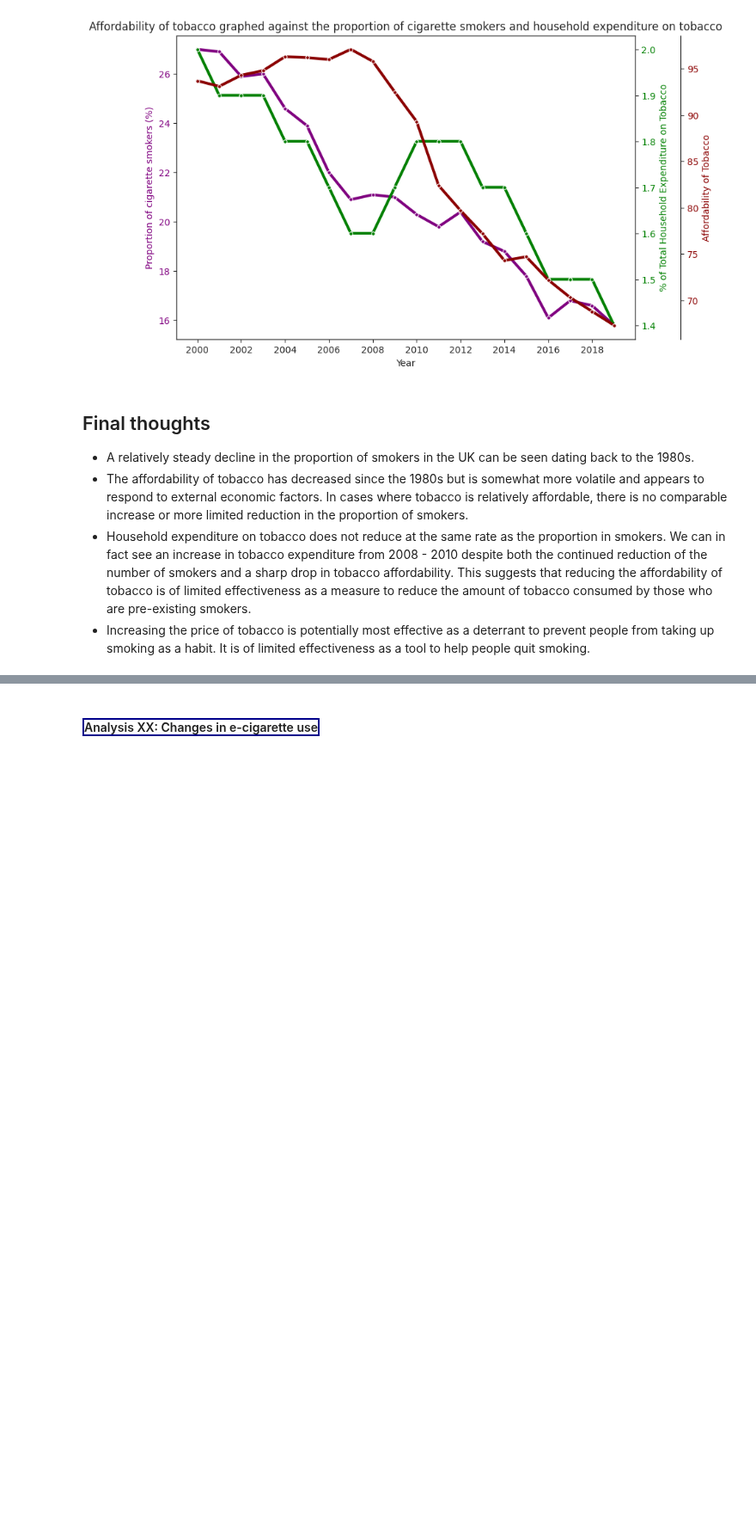
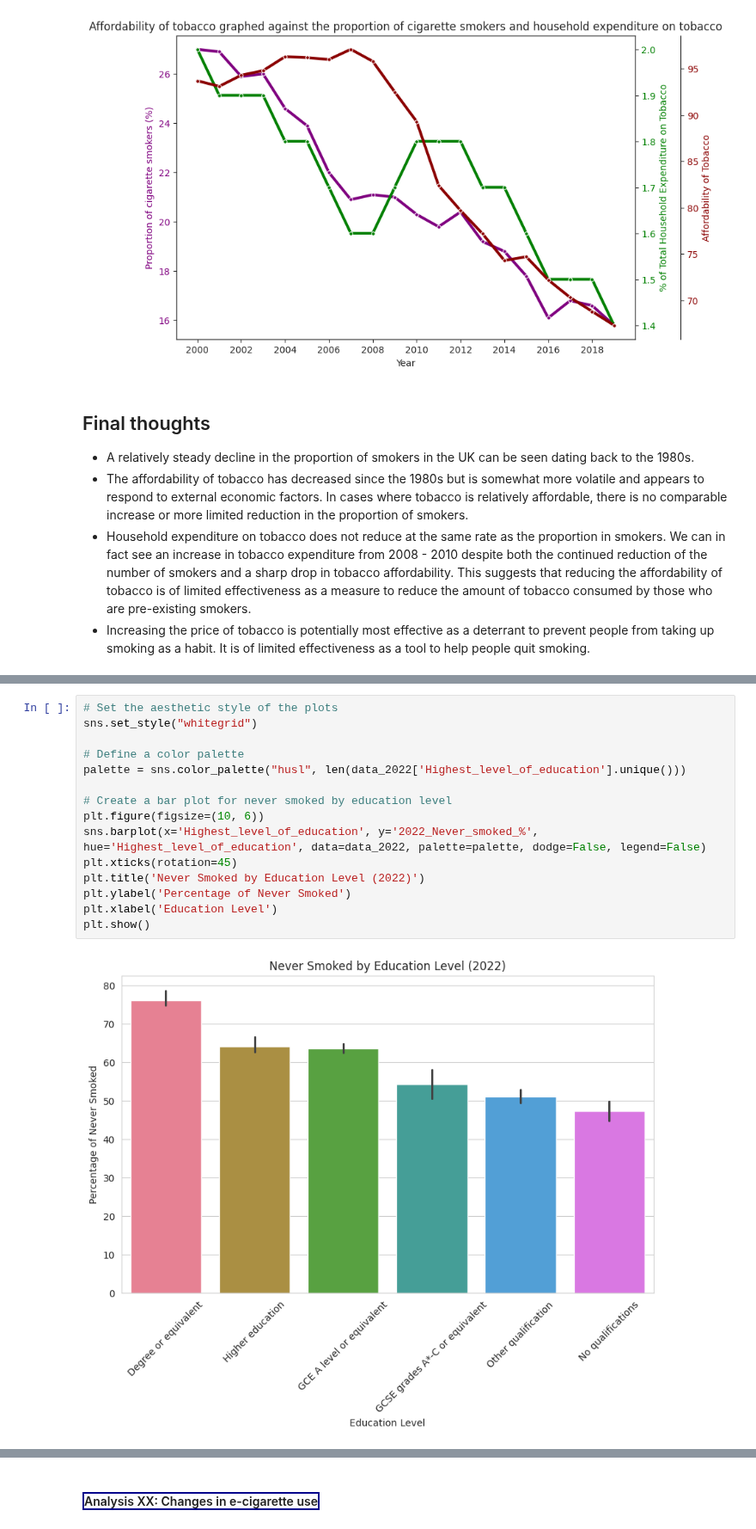
Before and after one commit to rhobaker/Data_Project, a Jupyter notebook: Main_Jupyter_workbook.ipynb, the cells around one changed output, grey strips where cells are left out. Shown at 86% size. Saved outputs shown, nothing was run; the diff lists cells and outputs as text; blank space fills up the shorter version.

```diff
--- a/Main_Jupyter_workbook.ipynb
+++ b/Main_Jupyter_workbook.ipynb
@@ -762,0 +912,17 @@ ax3.spines.right.set_position(("axes", 1.1))
+# %%
+# Set the aesthetic style of the plots
+sns.set_style("whitegrid")
+
+# Define a color palette
+palette = sns.color_palette("husl", len(data_2022['Highest_level_of_education'].unique()))
+
+# Create a bar plot for never smoked by education level
+plt.figure(figsize=(10, 6))
+sns.barplot(x='Highest_level_of_education', y='2022_Never_smoked_%', hue='Highest_level_of_education', data=data_2022, palette=palette, dodge=False, legend=False)
+plt.xticks(rotation=45)
+plt.title('Never Smoked by Education Level (2022)')
+plt.ylabel('Percentage of Never Smoked')
+plt.xlabel('Education Level')
+plt.show()
+# %% [output]
+[figure, added]
```
Also changed, not shown: parts of 14 cells of this notebook.
